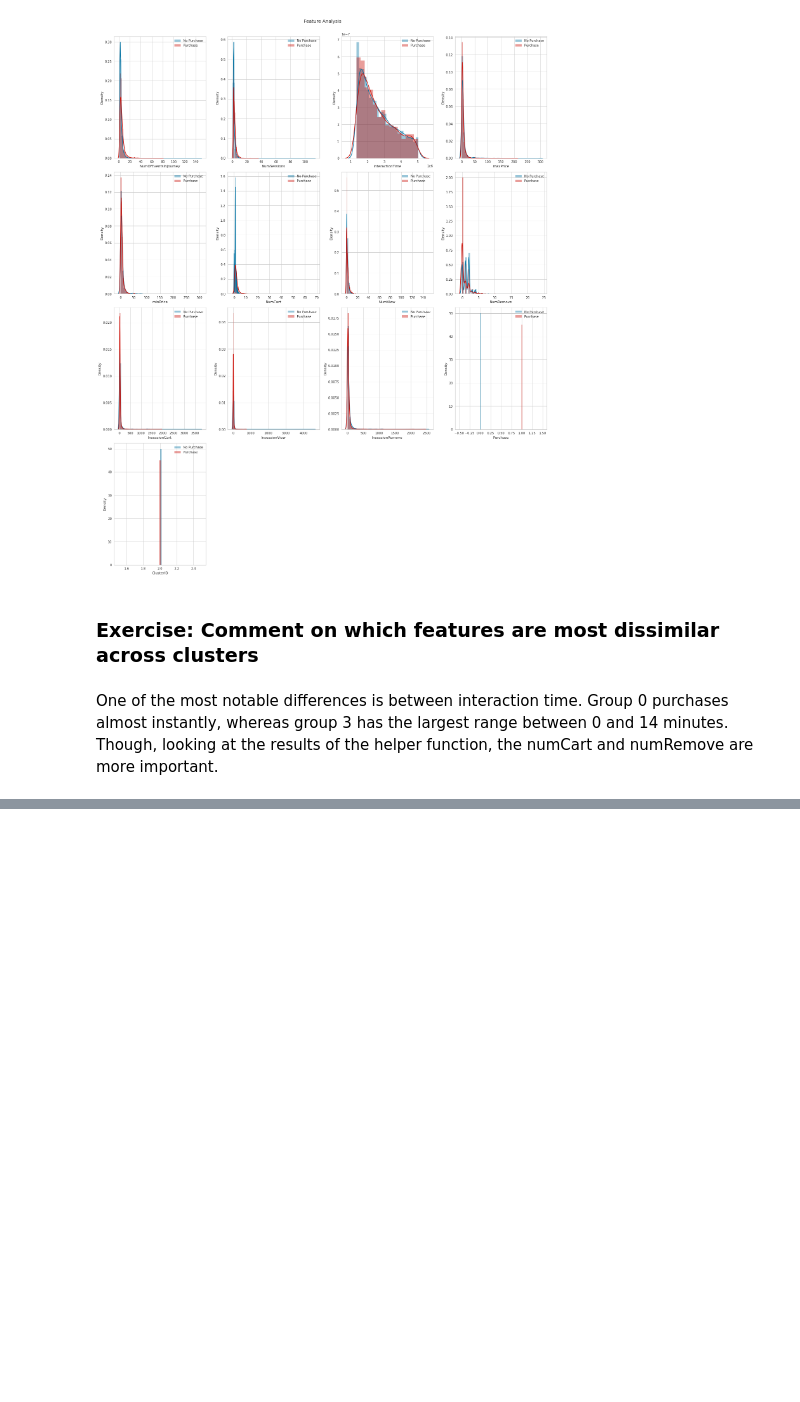
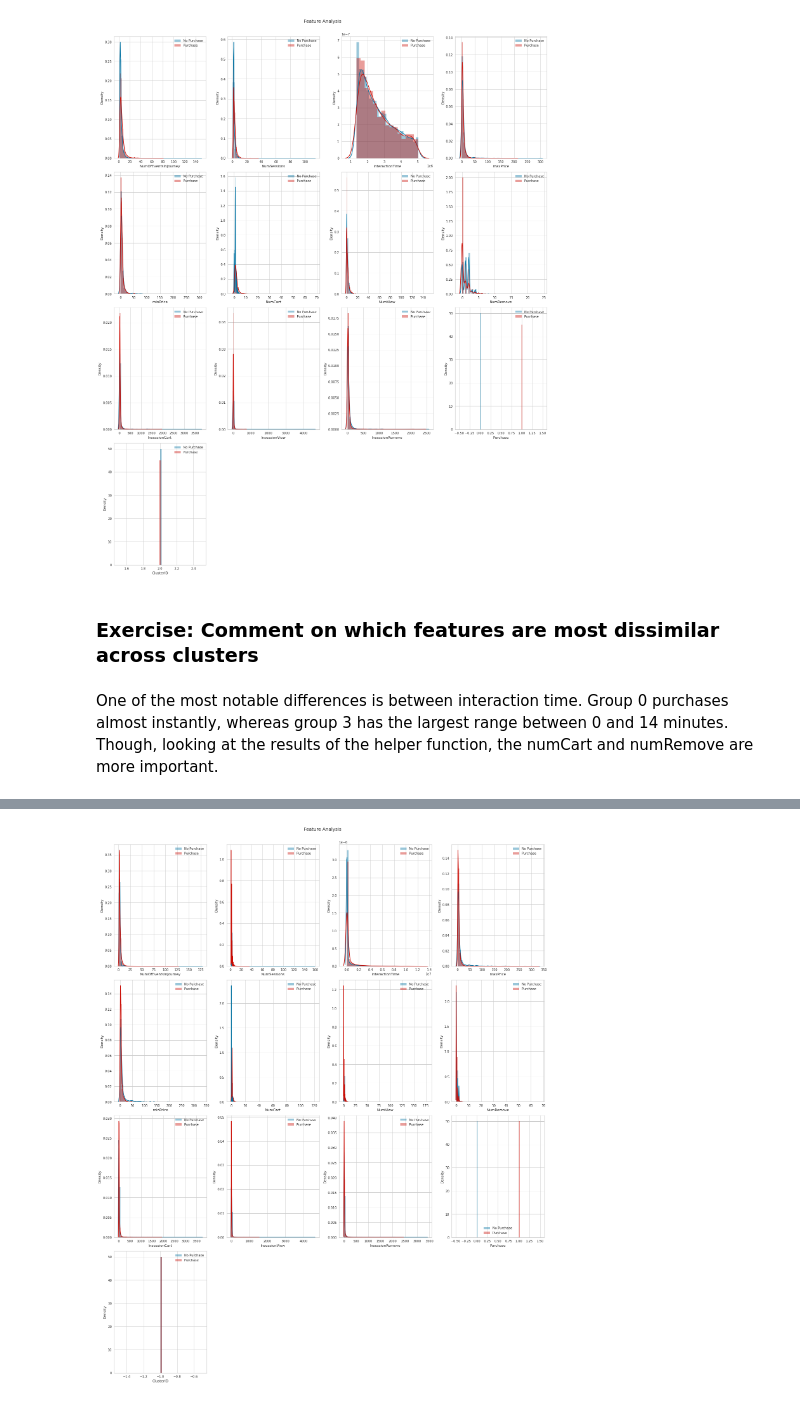
Before and after one commit to sfmajors373/FourthBrain, a Jupyter notebook: Week3/Marketing_Insights_Target_Cosmetics-v2.ipynb, the cells around one changed output, grey strips where cells are left out. Drawn from its saved outputs; the diff is of its cells as text; code cells hidden in the pictures; blank space fills up the shorter version.

```diff
--- a/Week3/Marketing_Insights_Target_Cosmetics-v2.ipynb
+++ b/Week3/Marketing_Insights_Target_Cosmetics-v2.ipynb
@@ -505,0 +631,26 @@ YellowbrickTypeError: The supplied model is not a clustering estimator; try a cl
+# %%
+# Next, to analyze composition of each cluster
+#Cluster 0
+result = X_train.loc[X_train['ClusterID'] == -1]
+
+
+fig = plt.figure(figsize = (20, 25))
+j = 0
+for i,item in enumerate(result.columns):
+    plt.subplot(4, 4, j+1)
+    j += 1
+#     if(i==12):
+#          sb.countplot(x='weekday', hue='Purchase', data=result)
+#     elif(i==13):
+#          sb.countplot(x='timeOfDay', hue='Purchase', data=result)
+#     else:
+#         item=None
+    sb.distplot(result[item][result['Purchase']==0], color='b', label = 'No Purchase')
+    sb.distplot(result[item][result['Purchase']==1], color='r', label = 'Purchase')
+    plt.legend(loc='best')
+fig.suptitle('Feature Analysis')
+fig.tight_layout()
+fig.subplots_adjust(top=0.95)
+plt.show()
+# %% [output]
+[figure, added]
```
Also changed, not shown: parts of 26 cells of this notebook, 2 other files.
